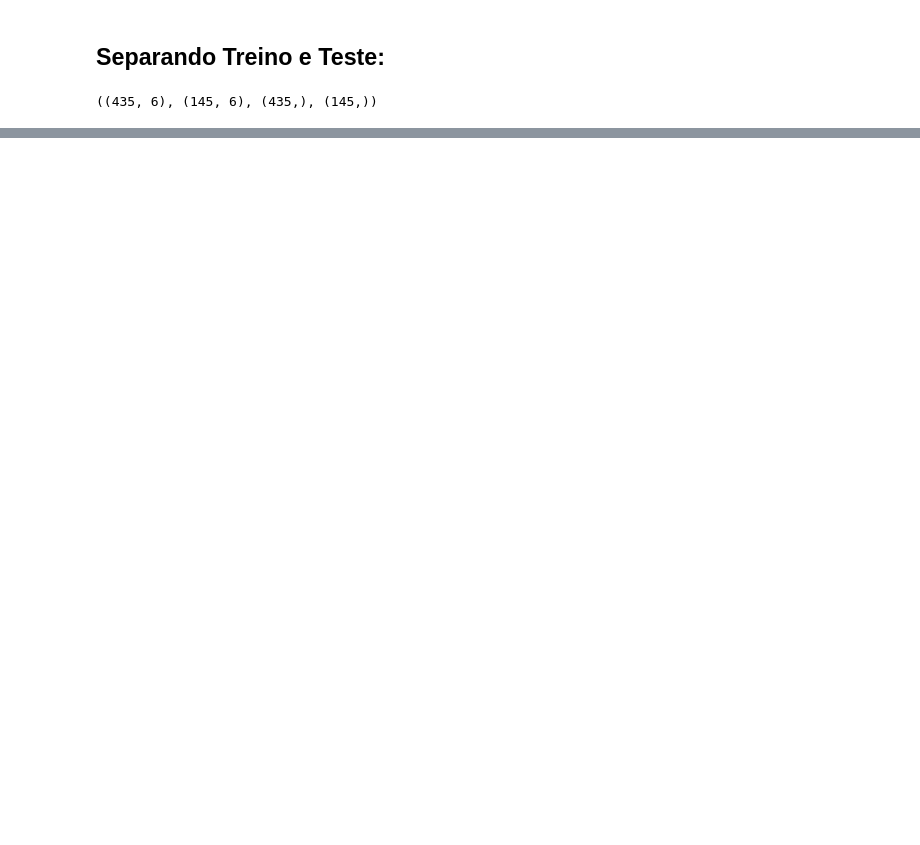
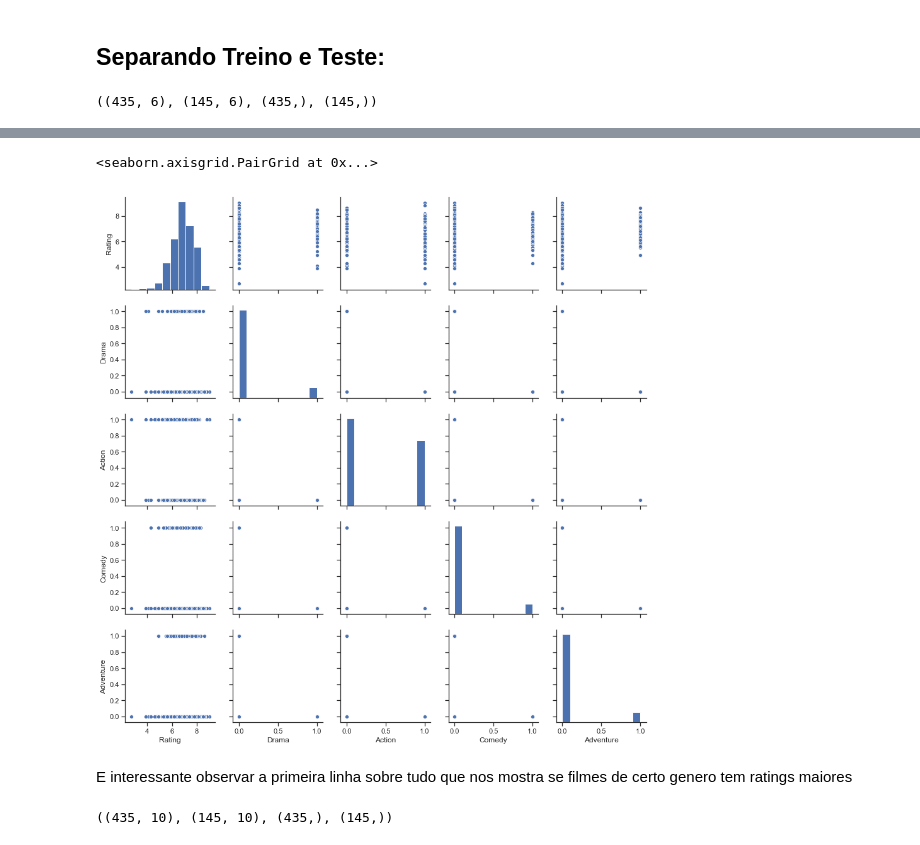
Before and after one commit to lfcarrete/CD_Projeto_3, a Jupyter notebook: Projeto 3.ipynb, the cells around one changed output, grey strips where cells are left out. Saved outputs shown, nothing was run; the diff lists cells and outputs as text; code cells hidden in the pictures; blank space fills up the shorter version.

```diff
--- a/Projeto 3.ipynb
+++ b/Projeto 3.ipynb
@@ -226,0 +215,22 @@ strong multicollinearity or other numerical problems.
+# %%
+#Comecamos a iteracao do modelo onde veemos ambos variaveis quantitativas e qualitativas.
+
+sns.set(style="ticks")
+
+x_vars_quali = ["Rating",'Drama', 'Action', 'Comedy', 'Adventure']
+y_vars_quali = x_vars_quali
+sns.pairplot(dados_na, x_vars=x_vars_quali, y_vars=y_vars_quali)
+# %% [output]
+<seaborn.axisgrid.PairGrid at 0x...>
+[figure, added]
+# %% [markdown]
+E interessante observar a primeira linha sobre tudo que nos mostra se filmes de certo genero tem ratings maiores
+# %%
+X2 = dados_na[["Year","Runtime (Minutes)","Votes","Revenue (Millions)","Metascore",'votes_log','Drama', 'Action', 'Comedy', 'Adventure']]
+y2 = dados_na["Rating"]
+
+X_train_2, X_test_2, y_train_2, y_test_2 = train_test_split(X2, y2, test_size = 0.25, random_state = RANDOM_SEED)
+
+X_train_2.shape, X_test_2.shape, y_train_2.shape, y_test_2.shape
+# %% [output]
+((435, 10), (145, 10), (435,), (145,))
```
Also changed, not shown: parts of 31 cells of this notebook.
